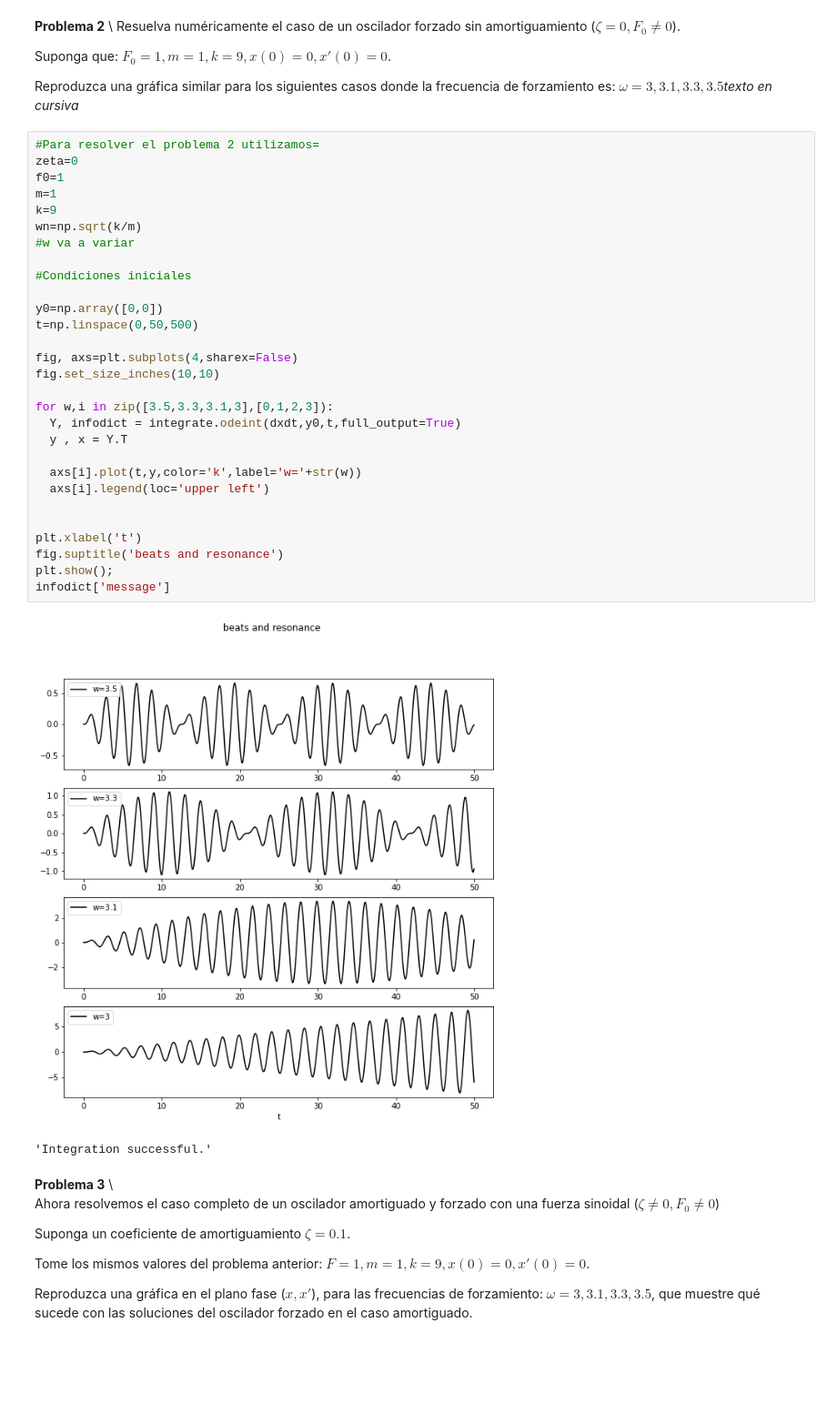
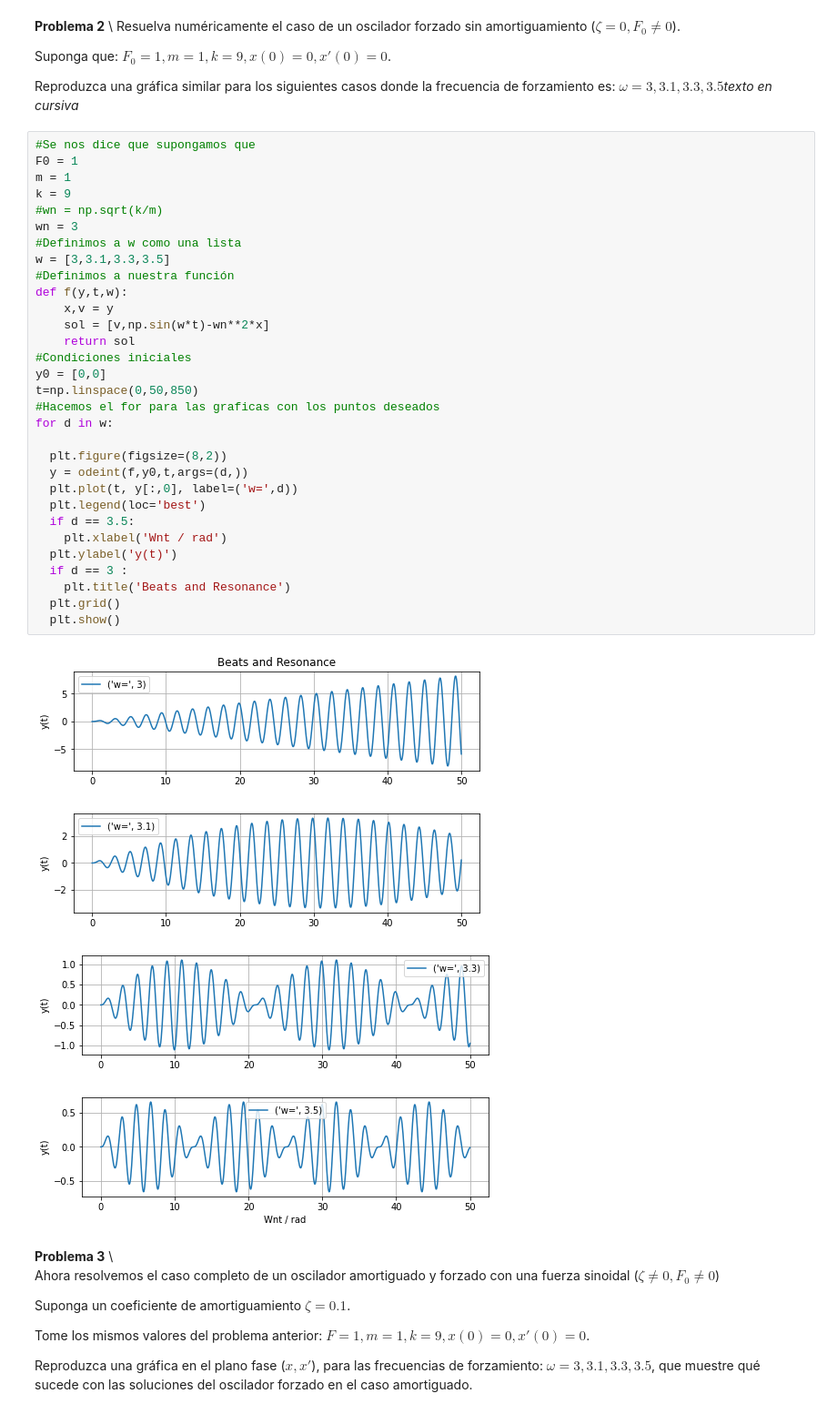
Before and after one commit to CarlosSanchez03/Fisica-computacional1, a Jupyter notebook: Evaluacion 2/Evaluacion_2.ipynb, the cells around one changed output. Shown: that part at 91% size. Cells and saved outputs as stored; diff of their text form; blank space fills up the shorter version.

```diff
--- a/Evaluacion 2/Evaluacion_2.ipynb
+++ b/Evaluacion 2/Evaluacion_2.ipynb
@@ -137,38 +136,42 @@ Resuelva numéricamente el caso de un oscilador forzado sin amortiguamiento ($\z
 Suponga que: $F_0=1, m=1, k=9, x(0) = 0, x'(0) = 0$.
 
 Reproduzca una gráfica similar para los siguientes casos donde la frecuencia de forzamiento es: $\omega = 3, 3.1, 3.3, 3.5$*texto en cursiva*
-# %%
-#Para resolver el problema 2 utilizamos=
-zeta=0
-f0=1
-m=1
-k=9
-wn=np.sqrt(k/m)
-#w va a variar
-
-#Condiciones iniciales
-
-y0=np.array([0,0])
-t=np.linspace(0,50,500)
-
-fig, axs=plt.subplots(4,sharex=False)
-fig.set_size_inches(10,10)
-
-for w,i in zip([3.5,3.3,3.1,3],[0,1,2,3]):
-  Y, infodict = integrate.odeint(dxdt,y0,t,full_output=True)
-  y , x = Y.T
-
-  axs[i].plot(t,y,color='k',label='w='+str(w))
-  axs[i].legend(loc='upper left')
-
-
-plt.xlabel('t')
-fig.suptitle('beats and resonance')
-plt.show();
-infodict['message']
-# %% [output]
-[figure, removed]
-'Integration successful.'
+# %%
+#Se nos dice que supongamos que
+F0 = 1
+m = 1
+k = 9
+#wn = np.sqrt(k/m)
+wn = 3
+#Definimos a w como una lista
+w = [3,3.1,3.3,3.5]
+#Definimos a nuestra función
+def f(y,t,w):
+    x,v = y
+    sol = [v,np.sin(w*t)-wn**2*x]
+    return sol
+#Condiciones iniciales
+y0 = [0,0]
+t=np.linspace(0,50,850)
+#Hacemos el for para las graficas con los puntos deseados
+for d in w:
+
+  plt.figure(figsize=(8,2))
+  y = odeint(f,y0,t,args=(d,))
+  plt.plot(t, y[:,0], label=('w=',d))
+  plt.legend(loc='best')
+  if d == 3.5:
+    plt.xlabel('Wnt / rad')
+  plt.ylabel('y(t)')
+  if d == 3 :
+    plt.title('Beats and Resonance')
+  plt.grid()
+  plt.show()
+# %% [output]
+[figure, added]
+[figure, added]
+[figure, added]
+[figure, added]
 # %% [markdown]
 **Problema 3** \\
 \
```
Also changed, not shown: parts of 2 cells of this notebook.
